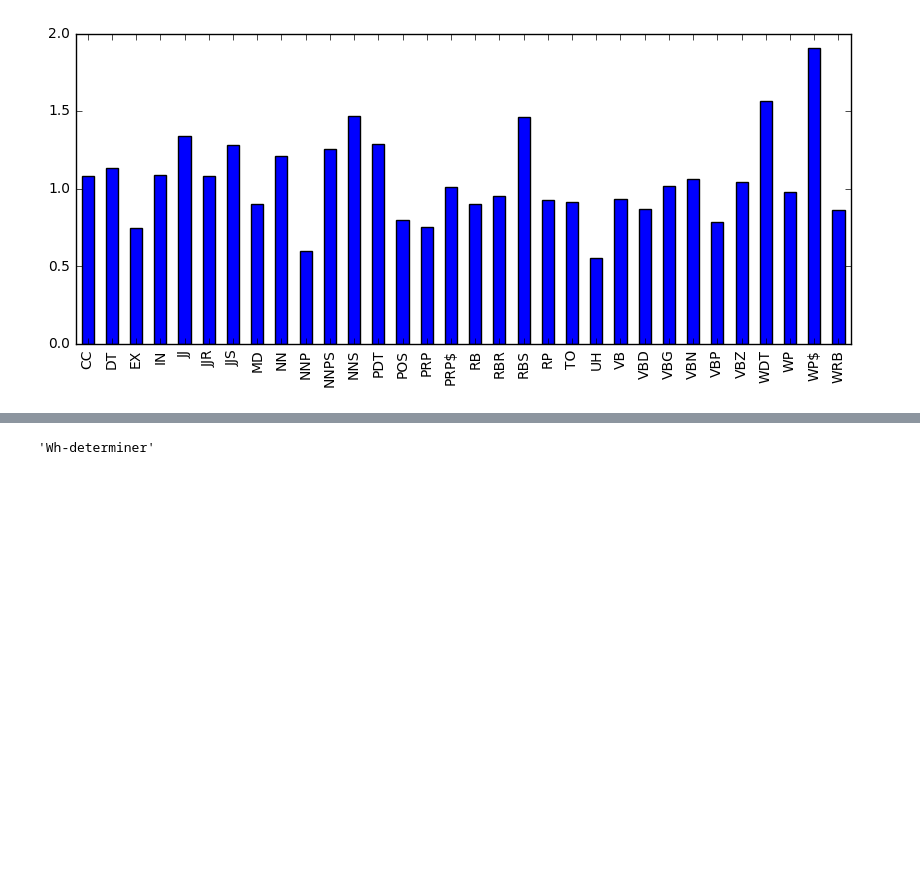
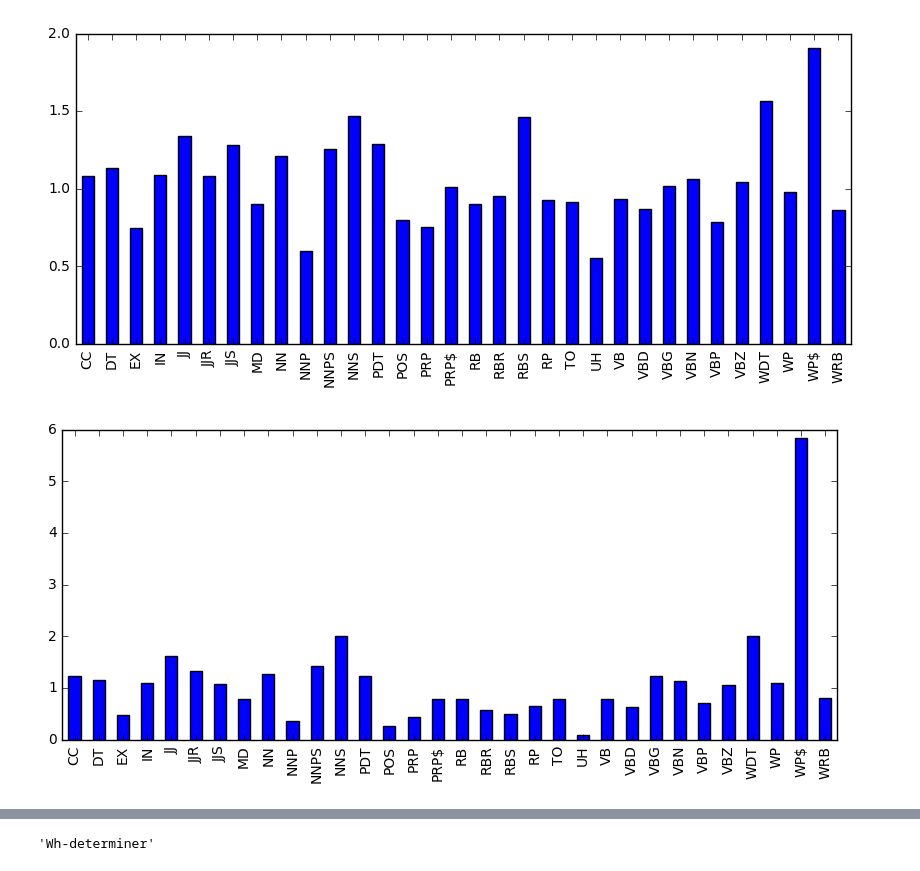
Before and after one commit to lit-mod-viz/middlemarch-critical-histories, a Jupyter notebook: quoted-speech.ipynb, the cells around one changed output, grey strips where cells are left out. Drawn from its saved outputs; the diff is of its cells as text; code cells hidden in the pictures; blank space fills up the shorter version.

Commit message:
more experiments with quoted speech

```diff
--- a/quoted-speech.ipynb
+++ b/quoted-speech.ipynb
@@ -240,6 +199,20 @@ cleanLevels = []
 for level in levels:
     cleanLevel = [quote.get_text() for quote in level]
     cleanLevels.append(cleanLevel)
+# %%
+def getQuotes(cleanLevels, n):
+    """ Get quotes from list, according to n times they are quoted. """
+    quotedGroups = cleanLevels[n:]
+    quoted = []
+    for group in quotedGroups:
+        quoted.extend(group)
+    quoted = ' '.join(quoted)
+    return quoted
 # %%
 unquoted = cleanLevels[0]
 quotedGroups = cleanLevels[1:]
+quoted = []
+for group in quotedGroups:
+    quoted.extend(group)
+quotes = ' '.join(quoted)
+nonquotes = ' '.join(unquoted)
@@ -257,7 +219,11 @@ len(quoted)
-# %%
-quotes = nlp(quoted)
-nonquotes = nlp(unquoted)
+# %%
+quotes5 = getQuotes(cleanLevels, 5)
+quotes8 = getQuotes(cleanLevels, 8)
 # %%
 compareTags(nonquotes, quotes, tagset)
 # %% [output]
 [figure]
+# %%
+compareTags(nonquotes, quotes5, tagset)
+# %% [output]
+[figure, added]
```
Also changed, not shown: parts of 30 cells of this notebook.
